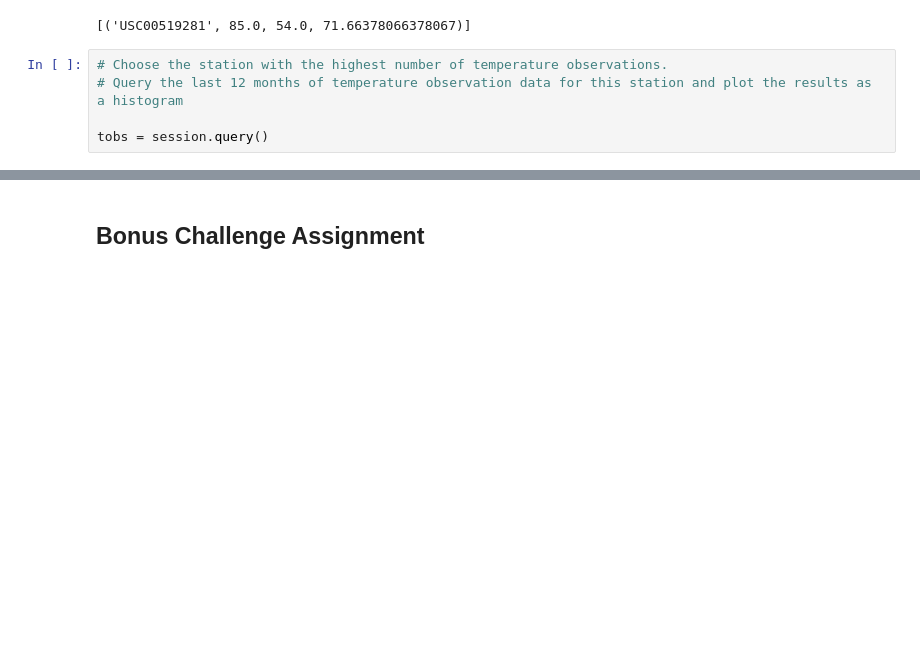
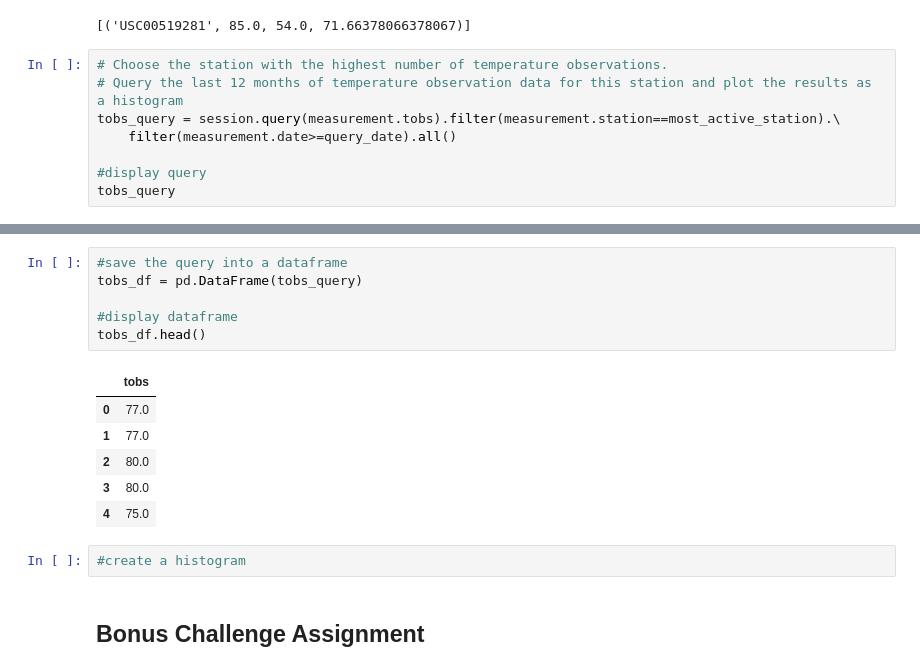
Before and after one commit to teresaflicek/sqlalchemy-challenge, a Jupyter notebook: climate_starter.ipynb, the cells around one changed output, grey strips where cells are left out. Cells and saved outputs as stored; diff of their text form; blank space fills up the shorter version.

Commit message:
need histogram and bar chart

```diff
--- a/climate_starter.ipynb
+++ b/climate_starter.ipynb
@@ -189,5 +187,8 @@ session.query(measurement.station, func.max(measurement.tobs), func.min(measurem
 # %%
 # Choose the station with the highest number of temperature observations.
 # Query the last 12 months of temperature observation data for this station and plot the results as a histogram
+tobs_query = session.query(measurement.tobs).filter(measurement.station==most_active_station).\
+    filter(measurement.date>=query_date).all()
 
-tobs = session.query()
+#display query
+tobs_query
@@ -194,3 +213,18 @@ tobs = session.query()
+# %%
+#save the query into a dataframe
+tobs_df = pd.DataFrame(tobs_query)
+
+#display dataframe
+tobs_df.head()
+# %% [output]
+|  | tobs |
+| 0 | 77.0 |
+| 1 | 77.0 |
+| 2 | 80.0 |
+| 3 | 80.0 |
+| 4 | 75.0 |
+# %%
+#create a histogram
 # %% [markdown]
 ## Bonus Challenge Assignment
 # %%
```
Also changed, not shown: parts of 3 cells of this notebook.
